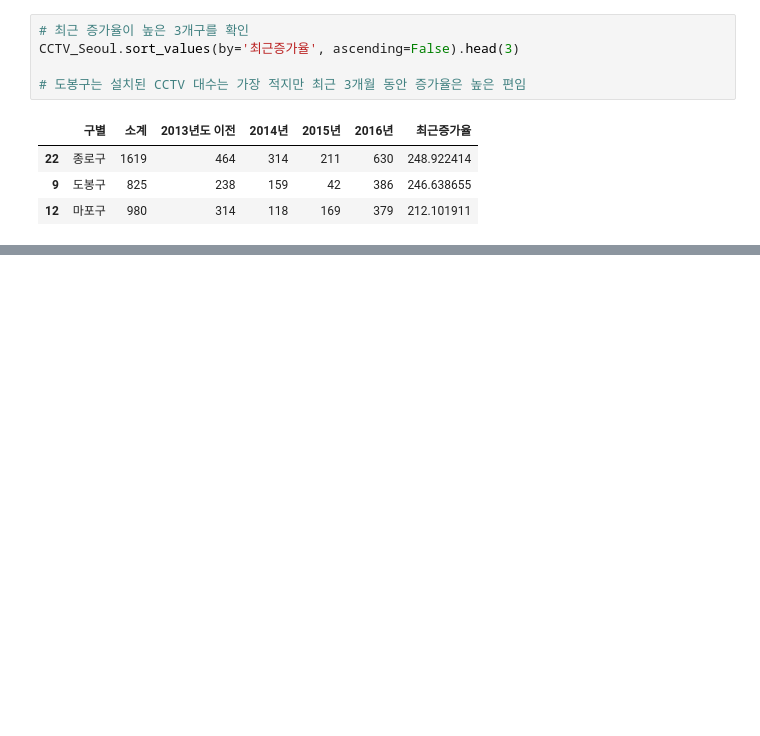
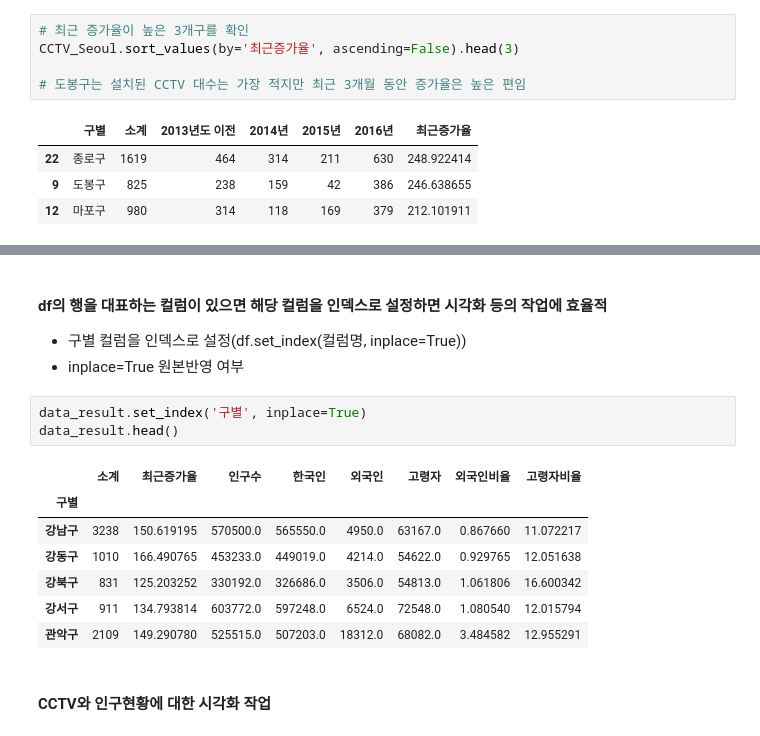
Before and after one commit to laits1/TIL, a Jupyter notebook: pandas/예제1_cctv와 인구분석.ipynb, the cells around one changed output, grey strips where cells are left out. Drawn from its saved outputs; the diff is of its cells as text; blank space fills up the shorter version.

```diff
--- a/pandas/예제1_cctv와 인구분석.ipynb
+++ b/pandas/예제1_cctv와 인구분석.ipynb
@@ -254,0 +439,17 @@ CCTV_Seoul.sort_values(by='최근증가율', ascending=True).head(3)
+# %% [markdown]
+#### df의 행을 대표하는 컬럼이 있으면 해당 컬럼을 인덱스로 설정하면 시각화 등의 작업에 효율적
+ - 구별 컬럼을 인덱스로 설정(df.set_index(컬럼명, inplace=True))
+ - inplace=True 원본반영 여부
+# %%
+data_result.set_index('구별', inplace=True)
+data_result.head()
+# %% [output]
+|  | 소계 | 최근증가율 | 인구수 | 한국인 | 외국인 | 고령자 | 외국인비율 | 고령자비율 |
+| 구별 |  |  |  |  |  |  |  |  |
+| 강남구 | 3238 | 150.619195 | 570500.0 | 565550.0 | 4950.0 | 63167.0 | 0.867660 | 11.072217 |
+| 강동구 | 1010 | 166.490765 | 453233.0 | 449019.0 | 4214.0 | 54622.0 | 0.929765 | 12.051638 |
+| 강북구 | 831 | 125.203252 | 330192.0 | 326686.0 | 3506.0 | 54813.0 | 1.061806 | 16.600342 |
+| 강서구 | 911 | 134.793814 | 603772.0 | 597248.0 | 6524.0 | 72548.0 | 1.080540 | 12.015794 |
+| 관악구 | 2109 | 149.290780 | 525515.0 | 507203.0 | 18312.0 | 68082.0 | 3.484582 | 12.955291 |
+# %% [markdown]
+#### CCTV와 인구현황에 대한  시각화 작업
```
Also changed, not shown: parts of 22 cells of this notebook, 16 other files.
